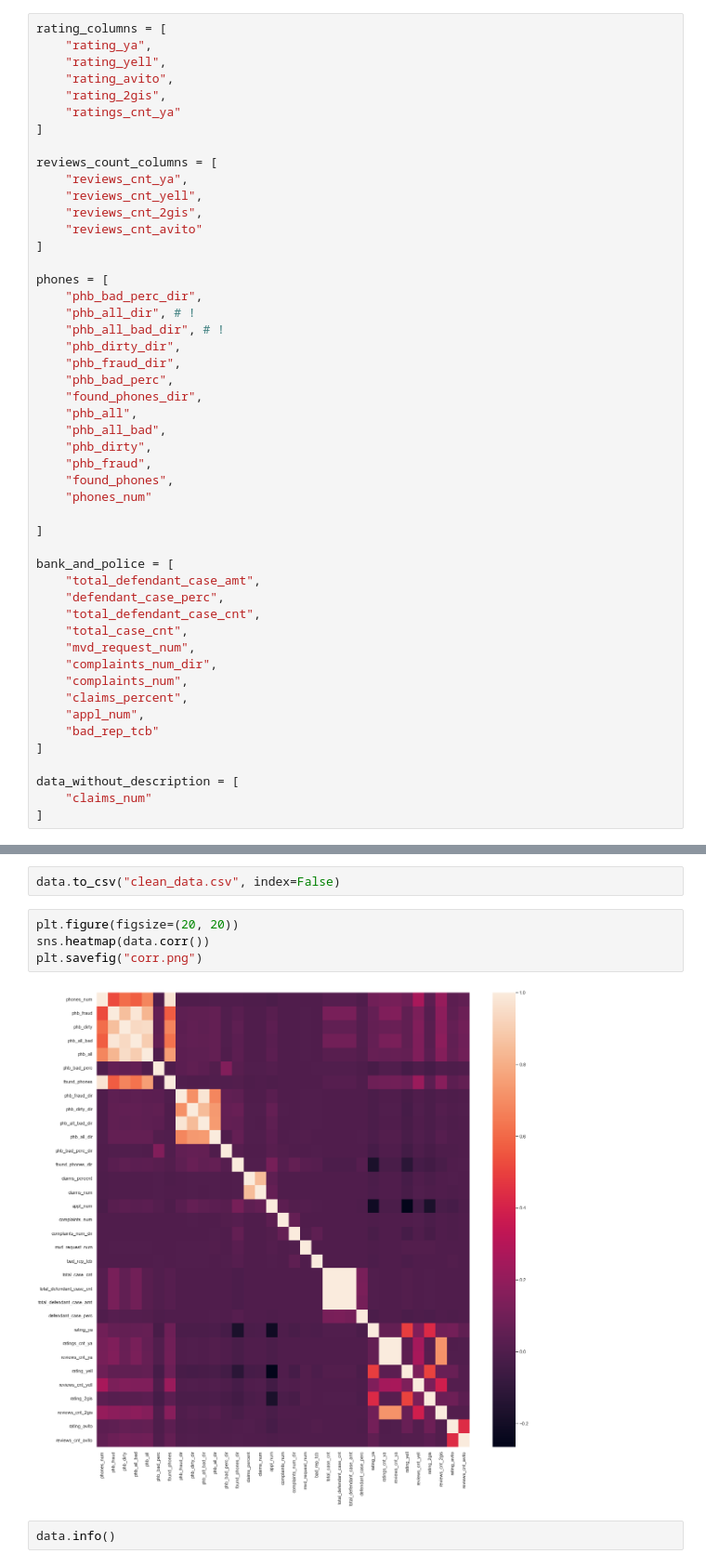
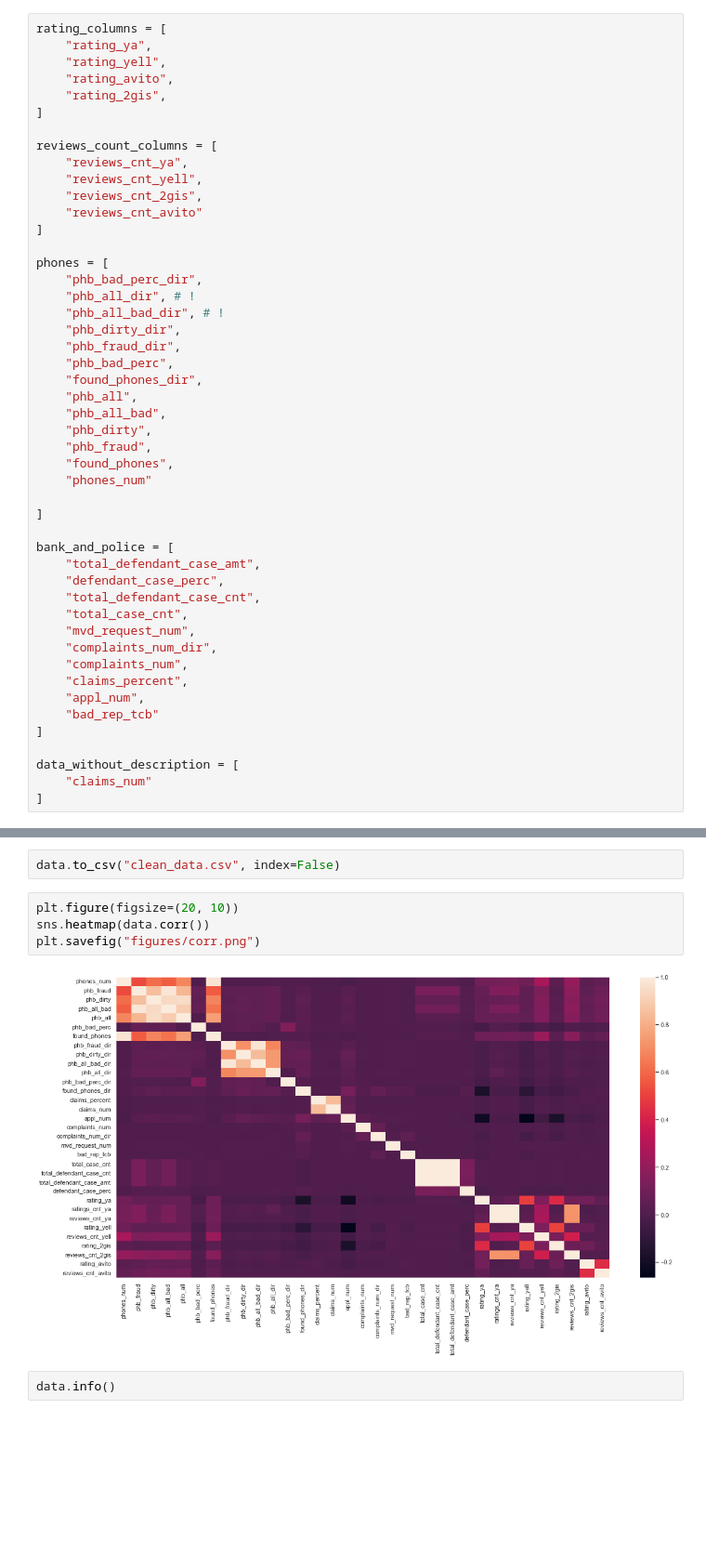
Before and after one commit to D1ffic00lt/dano-olympiad-final-stage, a Jupyter notebook: d1ffic00lt/main.ipynb, the cells around one changed output, grey strips where cells are left out. Shown at 93% size. Saved outputs shown, nothing was run; the diff lists cells and outputs as text; blank space fills up the shorter version.

```diff
--- a/d1ffic00lt/main.ipynb
+++ b/d1ffic00lt/main.ipynb
@@ -102,7 +102,6 @@ rating_columns = [
     "rating_yell",
     "rating_avito",
     "rating_2gis",
-    "ratings_cnt_ya"
 ]
 
 reviews_count_columns = [
@@ -198,11 +197,11 @@ dtype: int64
 # %%
 data.to_csv("clean_data.csv", index=False)
 # %%
-plt.figure(figsize=(20, 20))
+plt.figure(figsize=(20, 10))
 sns.heatmap(data.corr())
-plt.savefig("corr.png")
+plt.savefig("figures/corr.png")
 # %% [output]
-[figure, old version]
+[figure, new version]
 # %%
 data.info()
 # %% [output]
```
Also changed, not shown: parts of 21 cells of this notebook, 15 other files.
